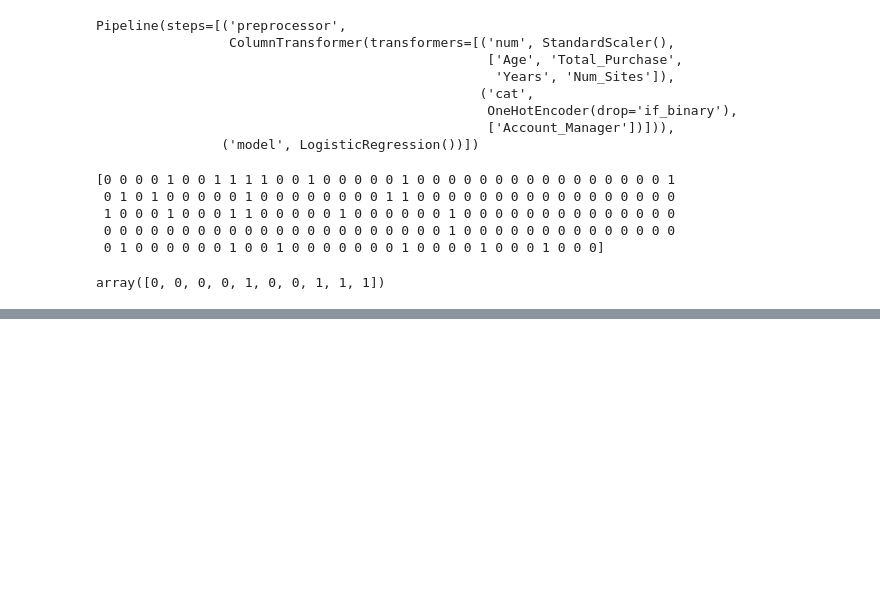
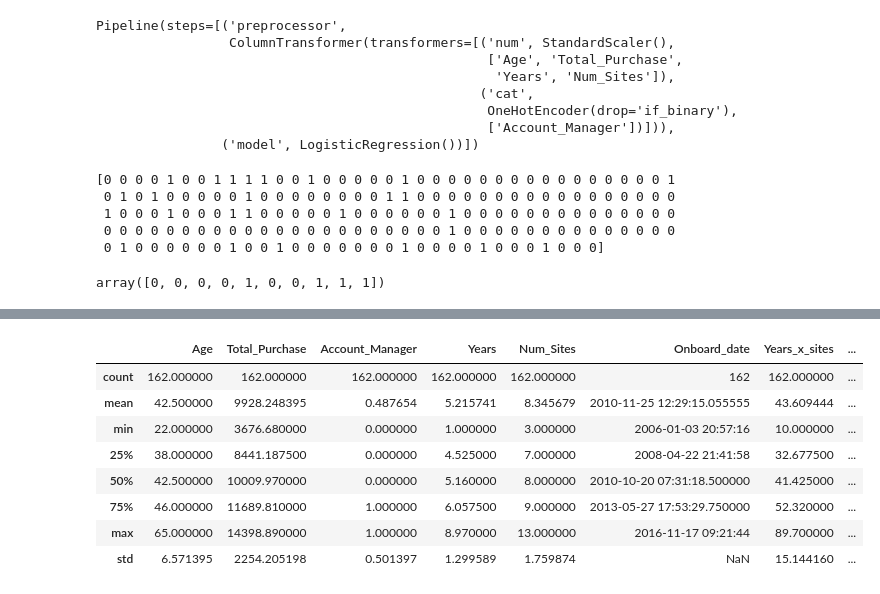
Before and after one commit to jacobabhihail-tech/advanced-data-wrangling-lab, a Jupyter notebook: day07_customer_churn_audit/customer_churn_audit.ipynb, the cells around one changed output, grey strips where cells are left out. Drawn from its saved outputs; the diff is of its cells as text; code cells hidden in the pictures; blank space fills up the shorter version.

```diff
--- a/day07_customer_churn_audit/customer_churn_audit.ipynb
+++ b/day07_customer_churn_audit/customer_churn_audit.ipynb
@@ -486,0 +512,12 @@ weighted avg       0.89      0.90      0.90       180
+# %%
+correct_pred.describe()
+# %% [output]
+|  | Age | Total_Purchase | Account_Manager | Years | Num_Sites | Onboard_date | Years_x_sites | ... |
+| count | 162.000000 | 162.000000 | 162.000000 | 162.000000 | 162.000000 | 162 | 162.000000 | ... |
+| mean | 42.500000 | 9928.248395 | 0.487654 | 5.215741 | 8.345679 | 2010-11-25 12:29:15.055555 | 43.609444 | ... |
+| min | 22.000000 | 3676.680000 | 0.000000 | 1.000000 | 3.000000 | 2006-01-03 20:57:16 | 10.000000 | ... |
+| 25% | 38.000000 | 8441.187500 | 0.000000 | 4.525000 | 7.000000 | 2008-04-22 21:41:58 | 32.677500 | ... |
+| 50% | 42.500000 | 10009.970000 | 0.000000 | 5.160000 | 8.000000 | 2010-10-20 07:31:18.500000 | 41.425000 | ... |
+| 75% | 46.000000 | 11689.810000 | 1.000000 | 6.057500 | 9.000000 | 2013-05-27 17:53:29.750000 | 52.320000 | ... |
+| max | 65.000000 | 14398.890000 | 1.000000 | 8.970000 | 13.000000 | 2016-11-17 09:21:44 | 89.700000 | ... |
+| std | 6.571395 | 2254.205198 | 0.501397 | 1.299589 | 1.759874 | NaN | 15.144160 | ... |
```
Also changed, not shown: parts of 29 cells of this notebook, 1 other file.
